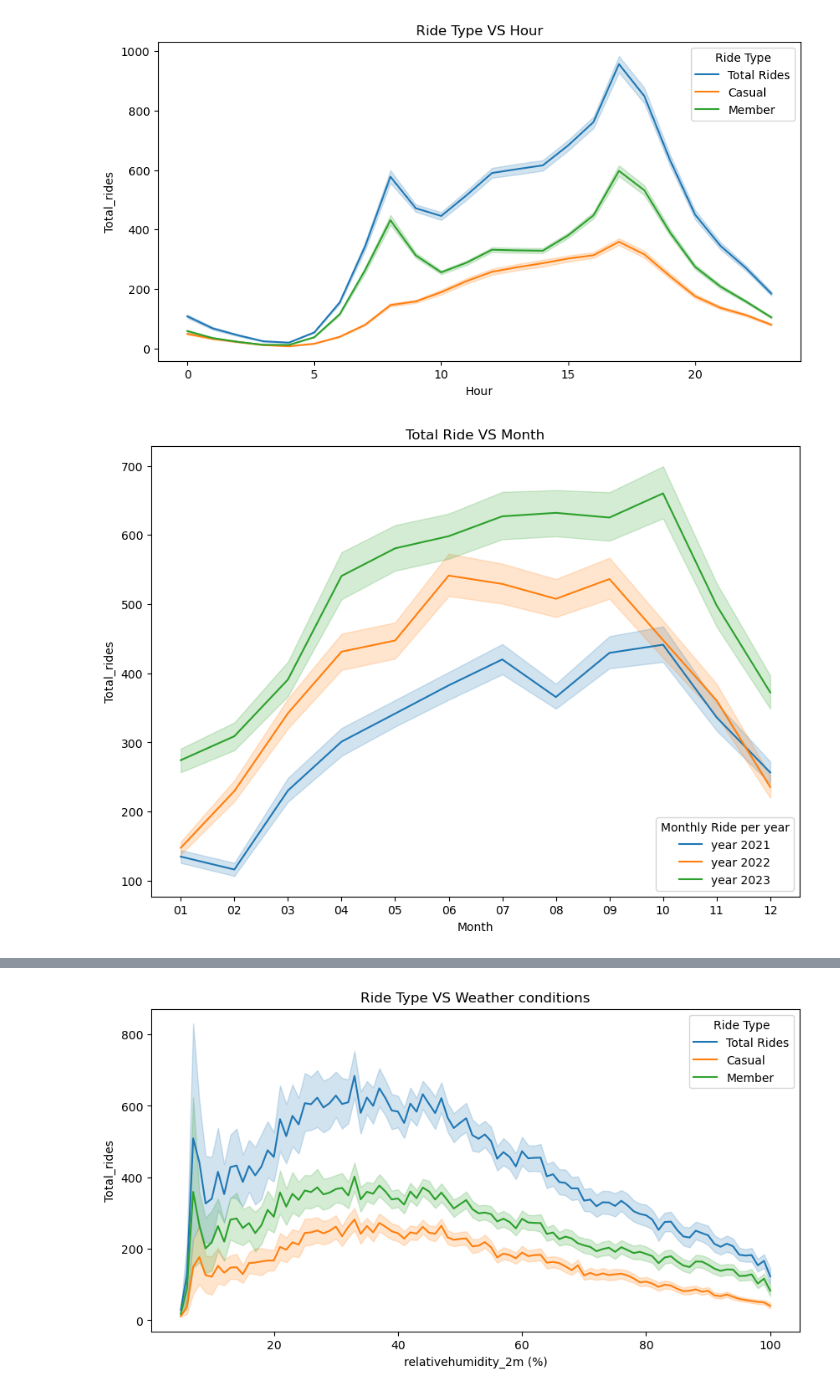
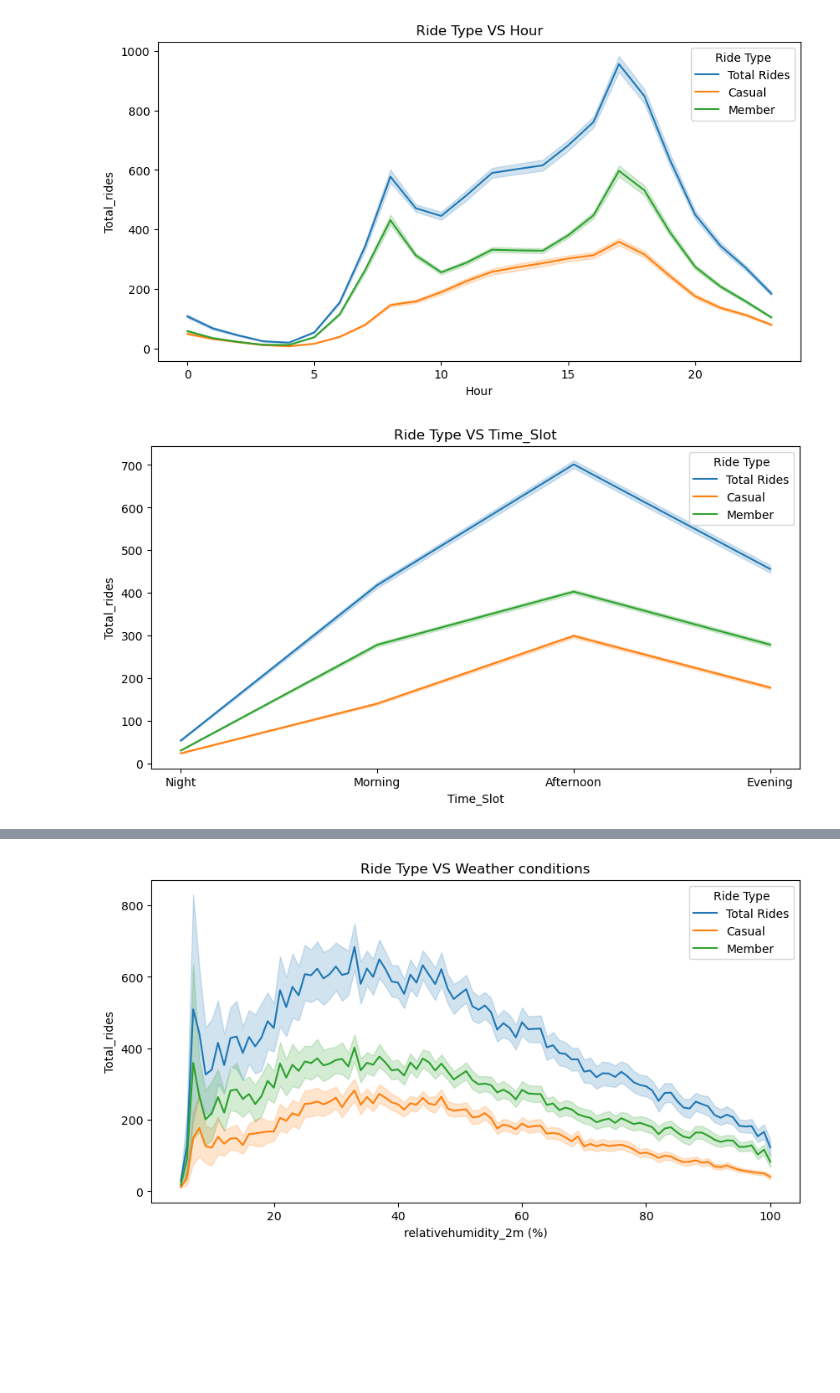
Before and after one commit to Karan9603/Data-Science-Projects, a Jupyter notebook: Project_3_Bike_Project/EDA.ipynb, the cells around one changed output, grey strips where cells are left out. Drawn from its saved outputs; the diff is of its cells as text; code cells hidden in the pictures; blank space fills up the shorter version.

Commit message:
after daily data, EDA done on Main file of bike project.

```diff
--- a/Project_3_Bike_Project/EDA.ipynb
+++ b/Project_3_Bike_Project/EDA.ipynb
@@ -135,6 +134,4 @@ For example, when doing 'df[col].method(value, inplace=True)', try using 'df.met
 
 
   H_data['Total_rides'].fillna(value=H_data['Total_rides'].median(), inplace = True)
-# %%
-H_data['Date']=pd.to_datetime(H_data['Date'])
 # %%
@@ -174,16 +179,16 @@ plt.show()
 # %% [output]
 [figure]
 # %%
-plt.figure(figsize=(10,7))
-plt.title ('Total Ride VS Month')
-sns.lineplot(H_data_2021, y='Total_rides' , x='Month', palette='blue', label='year 2021')
-sns.lineplot(H_data_2022, y='Total_rides' , x='Month', palette='orange', label='year 2022')
-sns.lineplot(H_data_2023, y='Total_rides' , x='Month', palette='green', label='year 2023')
+plt.figure(figsize=(10,5))
+plt.title ('Ride Type VS Time_Slot')
+sns.lineplot(H_data, y='Total_rides' , x='Time_Slot', palette='blue', label='Total Rides')
+sns.lineplot(H_data, y='Casual' , x='Time_Slot' , palette= 'orange', label = 'Casual')
+sns.lineplot(H_data, y='Member' , x='Time_Slot', palette= 'Green', label = 'Member')
+# Add legend
+plt.legend(title='Ride Type', loc='upper right')
 
-#Add legend
-plt.legend(title='Monthly Ride per year', loc='lower right')
 
 # Show the plot
 plt.show()
 # %% [output]
-[figure, old version]
+[figure, new version]
```
Also changed, not shown: parts of 18 cells of this notebook, 2 other files.
